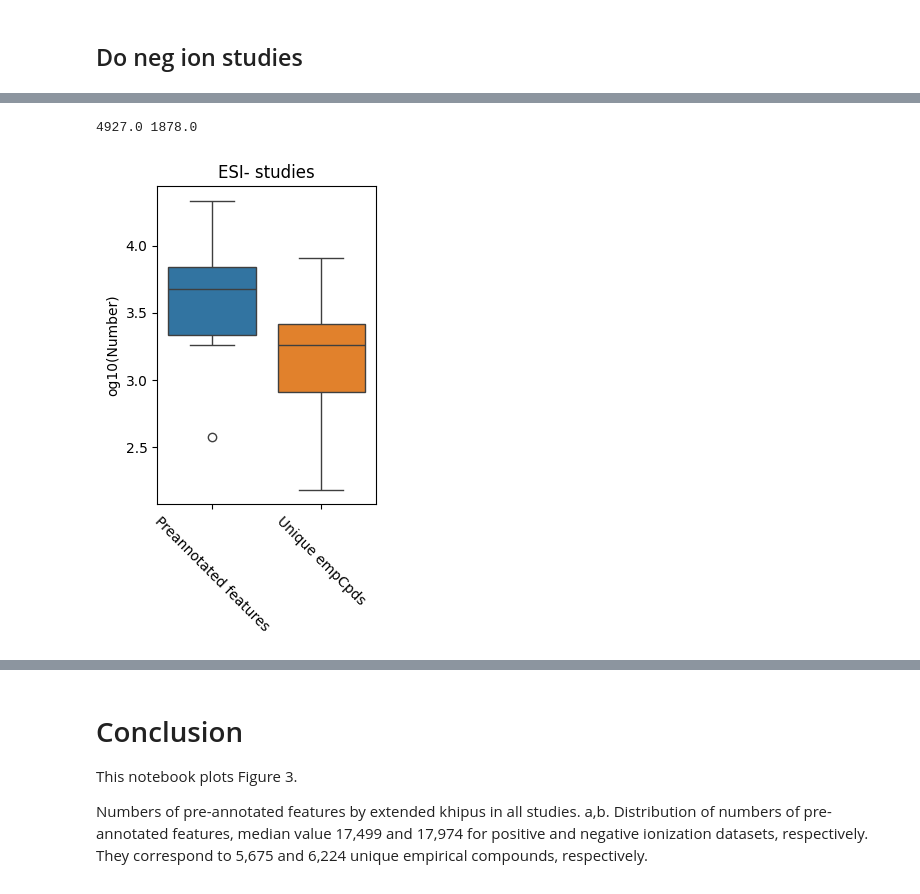
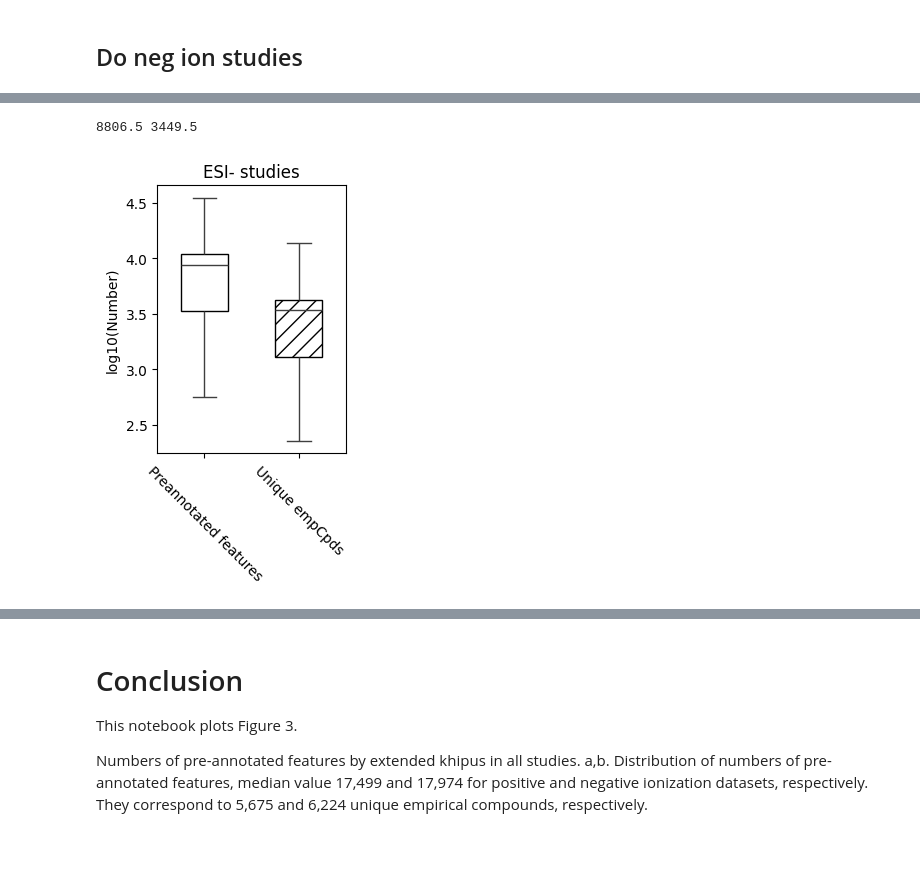
Before and after one commit to shuzhao-li-lab/in_source_fragments_serum, a Jupyter notebook: analysis/5_comprehensive_khipu_search/5b_tof.ipynb, the cells around one changed output, grey strips where cells are left out. Drawn from its saved outputs; the diff is of its cells as text; code cells hidden in the pictures; blank space fills up the shorter version.

```diff
--- a/analysis/5_comprehensive_khipu_search/5b_tof.ipynb
+++ b/analysis/5_comprehensive_khipu_search/5b_tof.ipynb
@@ -77,7 +77,6 @@ extended_adducts = [  # excluding neutral loss here; include as a step after khi
                             (27.01089904, 'HCN'),
                             (27.99492, 'CO'),
                             (32.026215, 'CH3OH'),
-                            (-35.037114, '-NH3-H2O'), # not incuded in candidates below
                             (35.9767, 'HCl'),
                             (37.94694, 'Ca/H2'),
                             (43.96389, 'Na2/H2'),
@@ -108,6 +107,7 @@ pos_candidate_fragments = '''18.01	113	18.010565	water	{'H': 2, 'O': 1}
 30.0105	31	30.010564	addition of acetic acid and loss of CO. Reaction: (+C2H2O2) and (-CO)	{'C': 1, 'H': 2, 'O': 1}
 56.0625	30	56.0626	± C4H8, butylation	{'C': 4, 'H': 8}
 13.979	30	13.979264	nitrification and loss of oxygen. Reaction: (NH2 -> NO2) and (-O)	{'H': -2, 'O': 1}
+35.037	21	35.037114	addition of water and addition of ammonia. Reaction: (+H2O) and (+NH3)	{'H': 5, 'N': 1, 'O': 1}
 '''
 pos_candidate_fragments = [
     (float(x.split()[0]), x) for x in pos_candidate_fragments.splitlines()
@@ -176,7 +176,7 @@ for study in tqdm.tqdm(pos_tof_datasets):
                                 isotope_search_patterns=isotope_search_patterns_pos,
                                 adduct_search_patterns=adduct_search_patterns_pos,
                                 extended_adducts=extended_adducts,
-                                mz_tolerance_ppm=5,
+                                mz_tolerance_ppm=25,
                                 rt_tolerance=dict_rtwindow[study],
                                 mode=ion_mode,
                                 charges=[1, 2, 3],
@@ -220,7 +220,7 @@ for study in tqdm.tqdm(pos_tof_datasets):
             'singletons': [dict_intensity_quartile[x] for x in singleton_ids],
         }
         round_id = '01292025_1'
-        os.makedirs(f'output/{round_id}/pos/{study}', exist_ok=True)
-        json.dump(list_khipus, open(f'output/{round_id}/pos/{study}/ecpds.json', 'w'))
-        json.dump(cur_tally, open(f'output/{round_id}/pos/{study}/tally.json', 'w'))
-        json.dump(quartile_matches_pos[study], open(f'output/{round_id}/pos/{study}/quartile_matches.json', 'w'))
+        os.makedirs(f'output_tof/{round_id}/pos/{study}', exist_ok=True)
+        json.dump(list_khipus, open(f'output_tof/{round_id}/pos/{study}/ecpds.json', 'w'))
+        json.dump(cur_tally, open(f'output_tof/{round_id}/pos/{study}/tally.json', 'w'))
+        json.dump(quartile_matches_pos[study], open(f'output_tof/{round_id}/pos/{study}/quartile_matches.json', 'w'))
@@ -275,14 +282,22 @@ _d = {
     'Preannotated features': np.log10(preannotated_features),
     'Unique empCpds': np.log10(unique_empCpds),
 }
+from matplotlib.ticker import FormatStrFormatter
 
 print(np.median(preannotated_features), np.median(unique_empCpds))
 
-fig, ax = plt.subplots(1, 1, figsize=(3, 5))
-sns.boxplot(data=_d)
+fig, ax = plt.subplots(1, 1, figsize=(2.7, 4.5))
+boxplot = sns.boxplot(data=_d, width=0.5)
+for i, patch in enumerate(boxplot.patches):
+    hatch = "" if i % 2 == 0 else "//"  # Different hatches for alternating boxes
+    patch.set_hatch(hatch)
+    patch.set_edgecolor('black')  # Set border color
+    patch.set_facecolor('white')  # Remove fill color
+
 ax.tick_params(axis='x', rotation=315)
 ax.set_ylabel("log10(Number)")
+ax.yaxis.set_major_formatter(FormatStrFormatter('%.1f'))  # Format y-axis with 2 decimal places
 ax.set_title("ESI+ studies")
 plt.tight_layout()
-plt.savefig('Fig3a_preannotation_pos.pdf')
+plt.savefig('fig/v1_3/tof/Fig3a_preannotation_pos.pdf')
 # %% [output]
@@ -420,19 +507,27 @@ median_perc
 # %%
 # Fig 3c. preannotated_features unique_empCpds
 _d = {
     'Preannotated features': np.log10(preannotated_features),
     'Unique empCpds': np.log10(unique_empCpds),
 }
+from matplotlib.ticker import FormatStrFormatter
 
 print(np.median(preannotated_features), np.median(unique_empCpds))
 
-fig, ax = plt.subplots(1, 1, figsize=(3, 5))
-sns.boxplot(data=_d)
+fig, ax = plt.subplots(1, 1, figsize=(2.7, 4.5))
+boxplot = sns.boxplot(data=_d, width=0.5)
+for i, patch in enumerate(boxplot.patches):
+    hatch = "" if i % 2 == 0 else "//"  # Different hatches for alternating boxes
+    patch.set_hatch(hatch)
+    patch.set_edgecolor('black')  # Set border color
+    patch.set_facecolor('white')  # Remove fill color
 ax.tick_params(axis='x', rotation=315)
-ax.set_ylabel("og10(Number)")
+ax.set_ylabel("log10(Number)")
+ax.yaxis.set_major_formatter(FormatStrFormatter('%.1f'))  # Format y-axis with 2 decimal places
+
 ax.set_title("ESI- studies")
 plt.tight_layout()
-plt.savefig('Fig3c_preannotation_neg.pdf')
+plt.savefig('fig/v1_3/tof/Fig3c_preannotation_neg.pdf')
 # %% [output]
-4927.0 1878.0
+8806.5 3449.5
-[figure, old version]
+[figure, new version]
```
Also changed, not shown: parts of 12 cells of this notebook, 2 other files.
